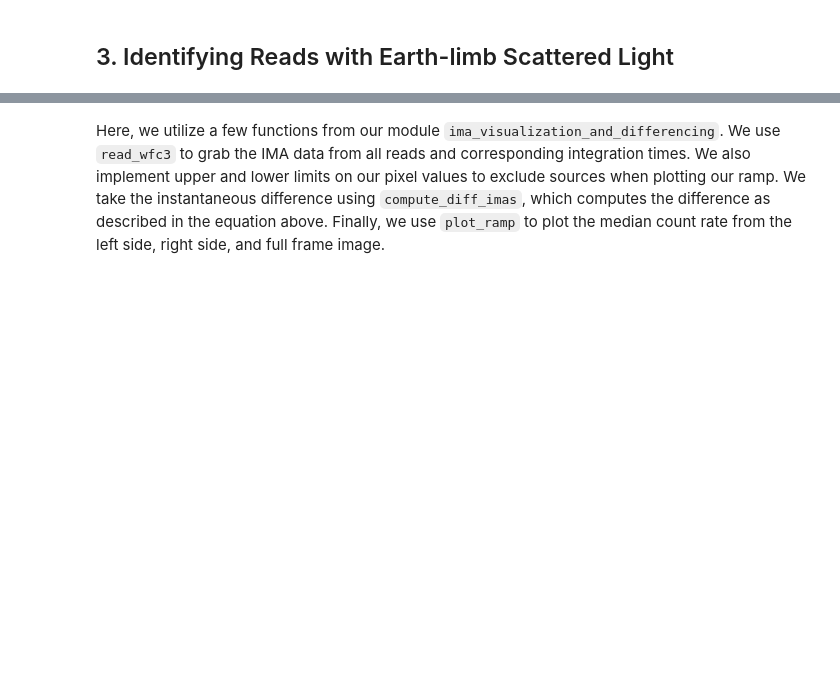
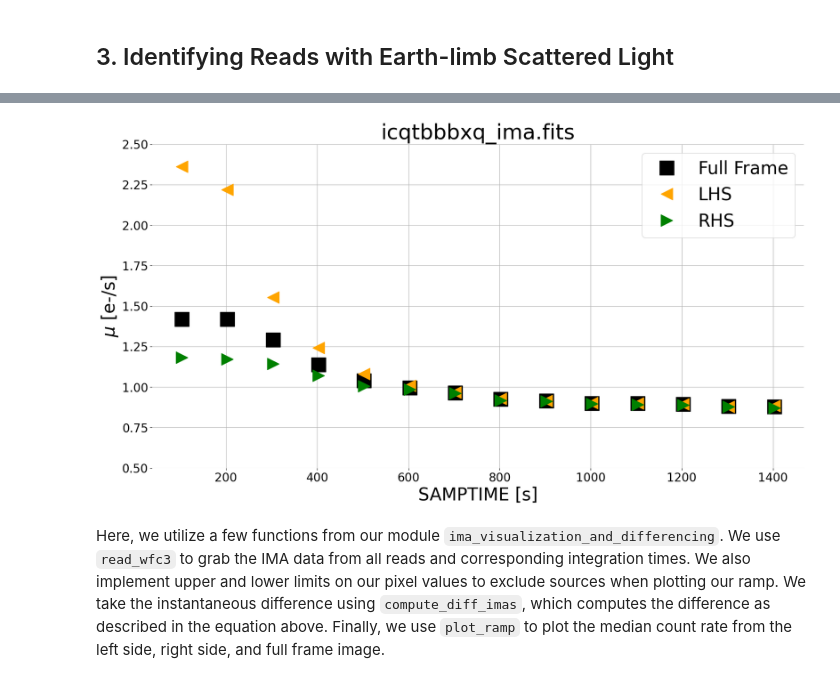
Before and after one commit to thanhdatio/HuongDanAI, a Jupyter notebook: notebooks/WFC3/ir_scattered_light_manual_corrections/Correcting_for_Scattered_Light_in_IR_Exposures_by_Manually_Subtracting_Bad_Reads.ipynb, the cells around one changed output, grey strips where cells are left out. Drawn from its saved outputs; the diff is of its cells as text; code cells hidden in the pictures; blank space fills up the shorter version.

Commit message:
Storing executed notebook notebooks/WFC3/ir_scattered_light_manual_corrections/Correcting_for_Scattered_Light_in_IR_Exposures_by_Manually_Subtracting_Bad_Reads.ipynb

```diff
--- a/notebooks/WFC3/ir_scattered_light_manual_corrections/Correcting_for_Scattered_Light_in_IR_Exposures_by_Manually_Subtracting_Bad_Reads.ipynb
+++ b/notebooks/WFC3/ir_scattered_light_manual_corrections/Correcting_for_Scattered_Light_in_IR_Exposures_by_Manually_Subtracting_Bad_Reads.ipynb
@@ -133,32 +152,37 @@ Here we implement a technique to examine the count rate difference between conse
 
 We compare sky values in different regions of the detector (left side, right side, and full frame). If you would like to specify your own regions for the left and right sides of your image, you can change the `lhs_region` and `rhs_region` parameters. Each region must be specified as a dictionary including the four "corners" (x0, x1, y0, and y1) of the region you would like to select. You may want to avoid the edges of the detector which have a large number of bad pixels and higher flat field errors.
 # %%
-fig = plt.figure(figsize = (20, 10))
+fig = plt.figure(figsize=(20, 10))
 
 ima_filepath = f'orig/{file_id}_ima.fits'
 
 path, filename = os.path.split(ima_filepath)
 cube, integ_time = diff.read_wfc3(ima_filepath)
 
 
-lhs_region = {"x0":50,"x1":250,"y0":100,"y1":900}
-rhs_region = {"x0":700,"x1":900,"y0":100,"y1":900}
+lhs_region = {"x0": 50, "x1": 250, "y0": 100, "y1": 900}
+rhs_region = {"x0": 700, "x1": 900, "y0": 100, "y1": 900}
 
-#Please use a limit that makes sense for your own data, when running your images through this notebook.
+# Please use a limit that makes sense for your own data, when running your images through this notebook.
 cube[np.abs(cube) > 3] = np.nan
 
-diff_cube = diff.compute_diff_imas(cube, integ_time, diff_method = "instantaneous")
-median_diff_fullframe, median_diff_lhs, median_diff_rhs = diff.get_median_fullframe_lhs_rhs(diff_cube, lhs_region = lhs_region, rhs_region = rhs_region)
-
-plt.rc('xtick', labelsize = 20)
-plt.rc('ytick', labelsize = 20)
+diff_cube = diff.compute_diff_imas(cube, integ_time, diff_method="instantaneous")
+median_diff_fullframe, median_diff_lhs, median_diff_rhs = (
+    diff.get_median_fullframe_lhs_rhs(diff_cube,
+                                      lhs_region=lhs_region,
+                                      rhs_region=rhs_region))
+plt.rc('xtick', labelsize=20)
+plt.rc('ytick', labelsize=20)
 plt.rcParams.update({'font.size': 30})
 plt.rcParams.update({'lines.markersize': 15})
 
-diff.plot_ramp(ima_filepath, integ_time, median_diff_fullframe, median_diff_lhs, median_diff_rhs)
+diff.plot_ramp(ima_filepath, integ_time, median_diff_fullframe,
+               median_diff_lhs, median_diff_rhs)
 
-plt.ylim(0.5,2.5)
+plt.ylim(0.5, 2.5)
 _ = plt.title(filename)
+# %% [output]
+[figure, added]
 # %% [markdown]
 Here, we utilize a few functions from our module `ima_visualization_and_differencing`. We use `read_wfc3` to grab the IMA data from all reads and corresponding integration times. We also implement upper and lower limits on our pixel values to exclude sources when plotting our ramp. We take the instantaneous difference using `compute_diff_imas`, which computes the difference as described in the equation above. Finally, we use `plot_ramp` to plot the median count rate from the left side, right side, and full frame image.
 # %% [markdown]
```
Also changed, not shown: parts of 23 cells of this notebook.
